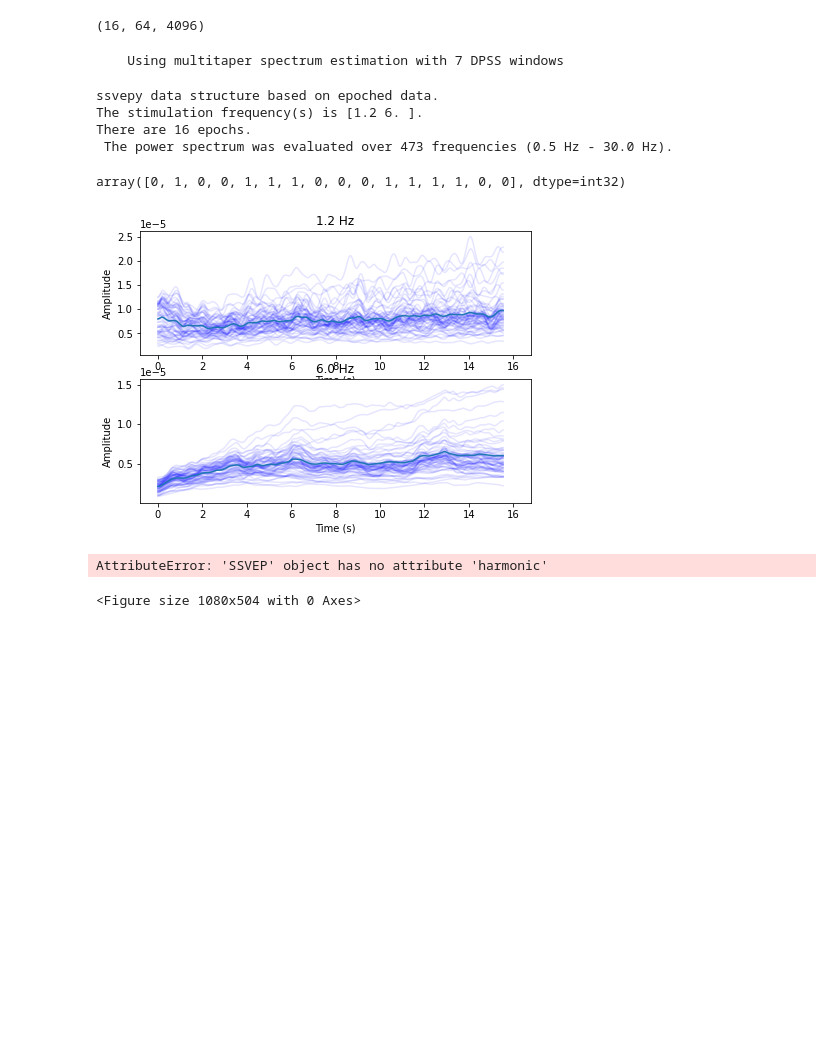
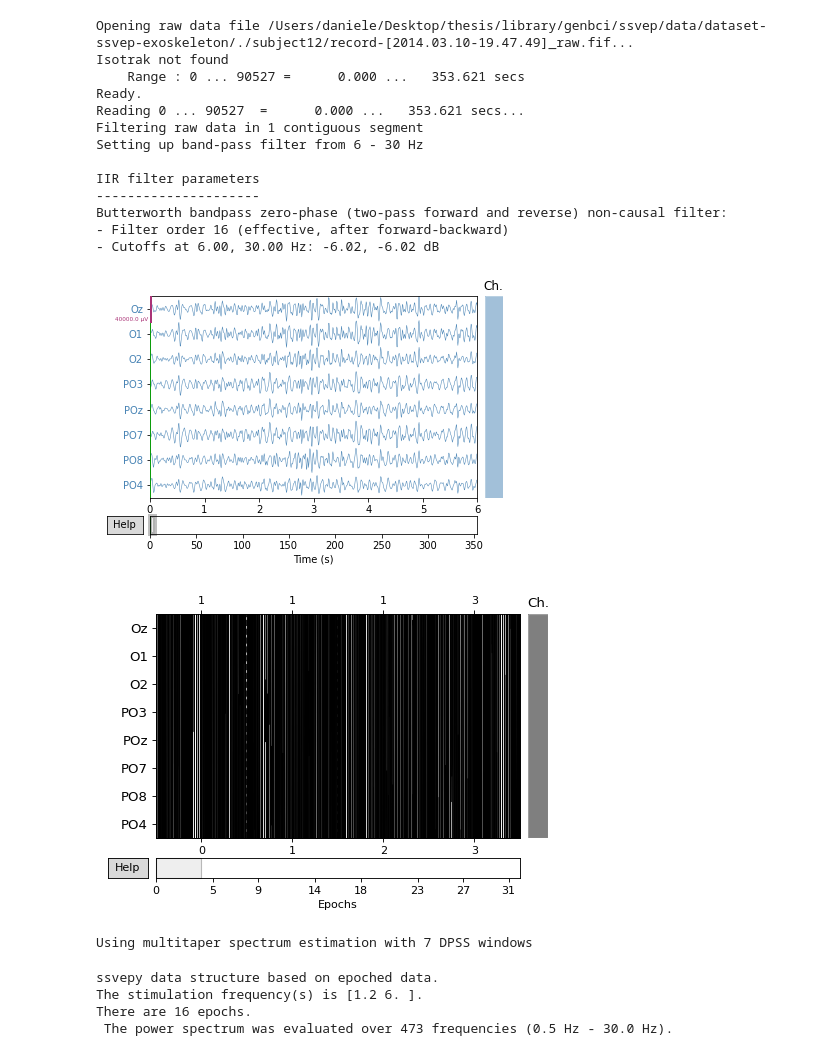
Before and after one commit to dpstart/genbci, a Jupyter notebook: genbci/notebooks/run.ipynb, the cells around one changed output. Saved outputs shown, nothing was run; the diff lists cells and outputs as text; code cells hidden in the pictures; blank space fills up the shorter version.

Commit message:
Add handling of exo ssvep dataset and cov matrices

```diff
--- a/genbci/notebooks/run.ipynb
+++ b/genbci/notebooks/run.ipynb
@@ -10,7 +20,21 @@ from pylsl import StreamInfo, StreamOutlet
-# %%
-epoch_example.get_data().shape
-# %% [output]
-(16, 64, 4096)
+# %%
+epochs_exo = get_exo_data("/Users/daniele/Desktop/thesis/library/genbci/ssvep/data/dataset-ssvep-exoskeleton", plot=False)
+# %% [output]
+Opening raw data file /Users/daniele/Desktop/thesis/library/genbci/ssvep/data/dataset-ssvep-exoskeleton/./subject12/record-[2014.03.10-19.47.49]_raw.fif...
+Isotrak not found
+    Range : 0 ... 90527 =      0.000 ...   353.621 secs
+Ready.
+Reading 0 ... 90527  =      0.000 ...   353.621 secs...
+Filtering raw data in 1 contiguous segment
+Setting up band-pass filter from 6 - 30 Hz
+
+IIR filter parameters
+---------------------
+Butterworth bandpass zero-phase (two-pass forward and reverse) non-causal filter:
+- Filter order 16 (effective, after forward-backward)
+- Cutoffs at 6.00, 30.00 Hz: -6.02, -6.02 dB
+[figure, added]
+[figure, added]
 # %%
 ssvep_example = SSVEP(epoch_example, [1.2, 6.0], fmin=0.5, fmax=30, compute_tfr=True)
 ssvep_example
@@ -25,14 +46,0 @@ labels = (epoch_example.events[:, -1] // 100) - 1
-# %%
-predictions = ssvep_example.predict_epochs(labels)
-predictions
-# %% [output]
-array([0, 1, 0, 0, 1, 1, 1, 0, 0, 0, 1, 1, 1, 1, 0, 0], dtype=int32)
-# %%
-ssvep_example.plot_tfr()
-# %% [output]
-[figure, removed]
-# %%
-ssvep_example.plot_snr()
-# %% [output]
-AttributeError: 'SSVEP' object has no attribute 'harmonic'
-<Figure size 1080x504 with 0 Axes>
```
Also changed, not shown: parts of 6 cells of this notebook, 6 other files.
